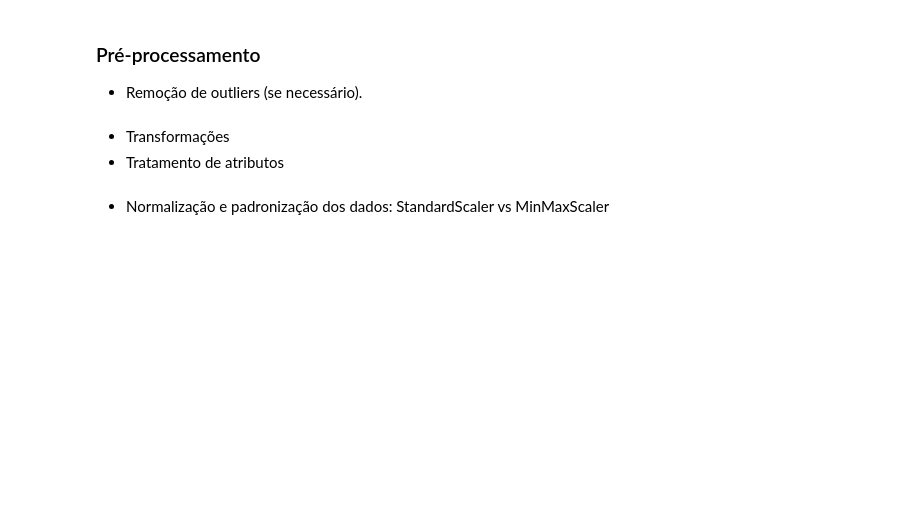
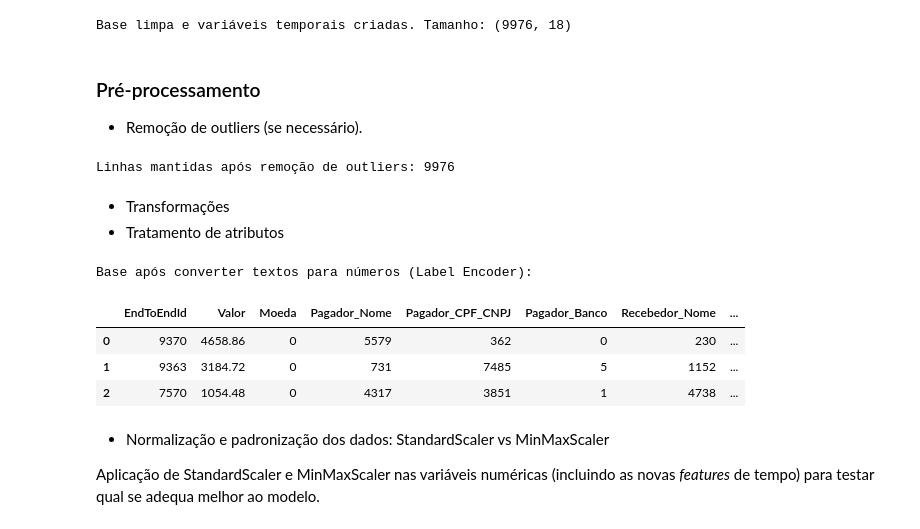
Before and after one commit to AlonsoRafael/analise-dados-pix, a Jupyter notebook: pipeline_pre_processamento.ipynb, the cells around one changed output. Drawn from its saved outputs; the diff is of its cells as text; code cells hidden in the pictures; blank space fills up the shorter version.

```diff
--- a/pipeline_pre_processamento.ipynb
+++ b/pipeline_pre_processamento.ipynb
@@ -25,35 +10,68 @@ display(df.head())
+# %%
+import pandas as pd
+import numpy as np
+
+# 1. Carrega os dados
+df = pd.read_csv('comprovantes_pix_10000_anomalias.csv', sep=';')
+
+# 2. Converte a data e já limpa os dados irregulares (datas que não existem)
+df['DataHora'] = pd.to_datetime(df['DataHora'], errors='coerce')
+df = df.dropna(subset=['DataHora']).copy()
+
+# 3. Cria as novas variáveis temporais
+df['Hora_Transacao'] = df['DataHora'].dt.hour
+df['Dia_Semana'] = df['DataHora'].dt.dayofweek
+df['Fim_de_Semana'] = df['Dia_Semana'].apply(lambda x: 1 if x >= 5 else 0)
+df['Horario_Comercial'] = df['Hora_Transacao'].apply(lambda x: 1 if 8 <= x <= 18 else 0)
+
+# Dropa a coluna de data original
+df_proc = df.drop(columns=['DataHora'])
+
+print("Base limpa e variáveis temporais criadas. Tamanho:", df_proc.shape)
+# %% [output]
+Base limpa e variáveis temporais criadas. Tamanho: (9976, 18)
 # %% [markdown]
 ### Pré-processamento
 * Remoção de outliers (se necessário).
 # %%
-#Remoção de outliers na coluna 'Valor' usando o metodo IQR
-q1 = df['Valor'].quantile(0.25)
-q3 = df['Valor'].quantile(0.75)
+# Filtro IQR na coluna 'Valor'
+q1 = df_proc['Valor'].quantile(0.25)
+q3 = df_proc['Valor'].quantile(0.75)
 iqr = q3 - q1
 
 limite_inf = q1 - 1.5 * iqr
 limite_sup = q3 + 1.5 * iqr
 
-df_sem_outliers = df[(df['Valor'] >= limite_inf) & (df['Valor'] <= limite_sup)].copy()
+df_sem_outliers = df_proc[(df_proc['Valor'] >= limite_inf) & (df_proc['Valor'] <= limite_sup)].copy()
 
-print(f"Linhas antes: {len(df)}")
-print(f"Linhas após tirar outliers: {len(df_sem_outliers)}")
+print(f"Linhas mantidas após remoção de outliers: {len(df_sem_outliers)}")
+# %% [output]
+Linhas mantidas após remoção de outliers: 9976
 # %% [markdown]
 * Transformações
 * Tratamento de atributos
 # %%
 from sklearn.preprocessing import LabelEncoder
 
-# Tratamento: Transformando colunas de texto (categoricas) em numeros
+# Separa só as colunas que têm texto (strings)
 cols_categoricas = df_sem_outliers.select_dtypes(include=['object']).columns
 le = LabelEncoder()
 
-df_proc = df_sem_outliers.copy()
+df_enc = df_sem_outliers.copy()
 
+# Passa em cada coluna de texto convertendo as categorias em números (ex: Nubank = 1, Itaú = 2)
 for col in cols_categoricas:
-    df_proc[col] = le.fit_transform(df_proc[col].astype(str))
+    df_enc[col] = le.fit_transform(df_enc[col].astype(str))
 
-print("Dados apos tratamento de atributos:")
-display(df_proc.head())
+print("Base após converter textos para números (Label Encoder):")
+display(df_enc.head(3))
+# %% [output]
+Base após converter textos para números (Label Encoder):
+|  | EndToEndId | Valor | Moeda | Pagador_Nome | Pagador_CPF_CNPJ | Pagador_Banco | Recebedor_Nome | ... |
+| 0 | 9370 | 4658.86 | 0 | 5579 | 362 | 0 | 230 | ... |
+| 1 | 9363 | 3184.72 | 0 | 731 | 7485 | 5 | 1152 | ... |
+| 2 | 7570 | 1054.48 | 0 | 4317 | 3851 | 1 | 4738 | ... |
 # %% [markdown]
 * Normalização e padronização dos dados: StandardScaler vs MinMaxScaler
+
+Aplicação de StandardScaler e MinMaxScaler nas variáveis numéricas (incluindo as novas *features* de tempo) para testar qual se adequa melhor ao modelo.
```
Also changed, not shown: parts of 4 cells of this notebook.
